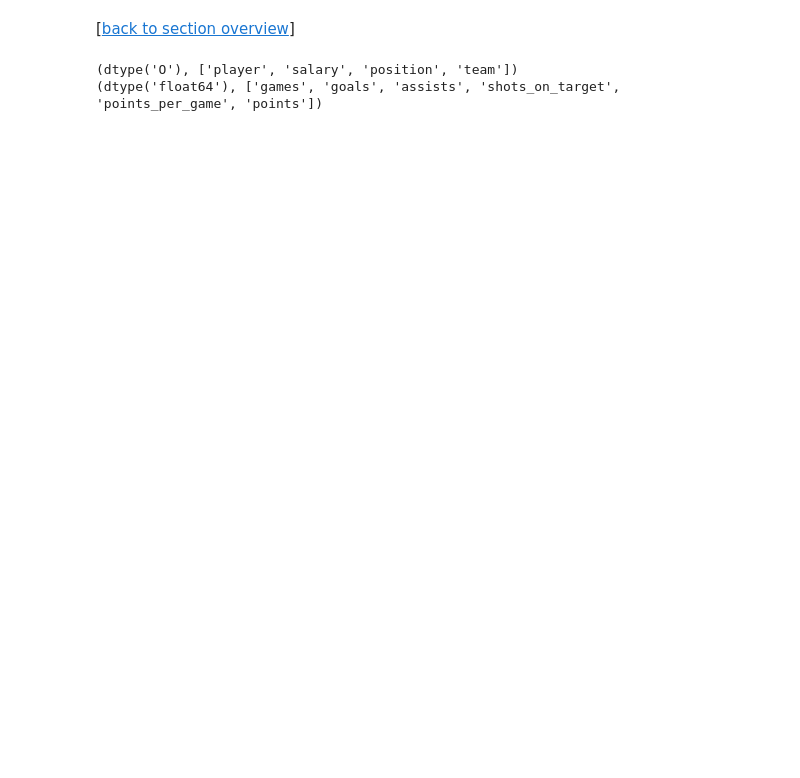
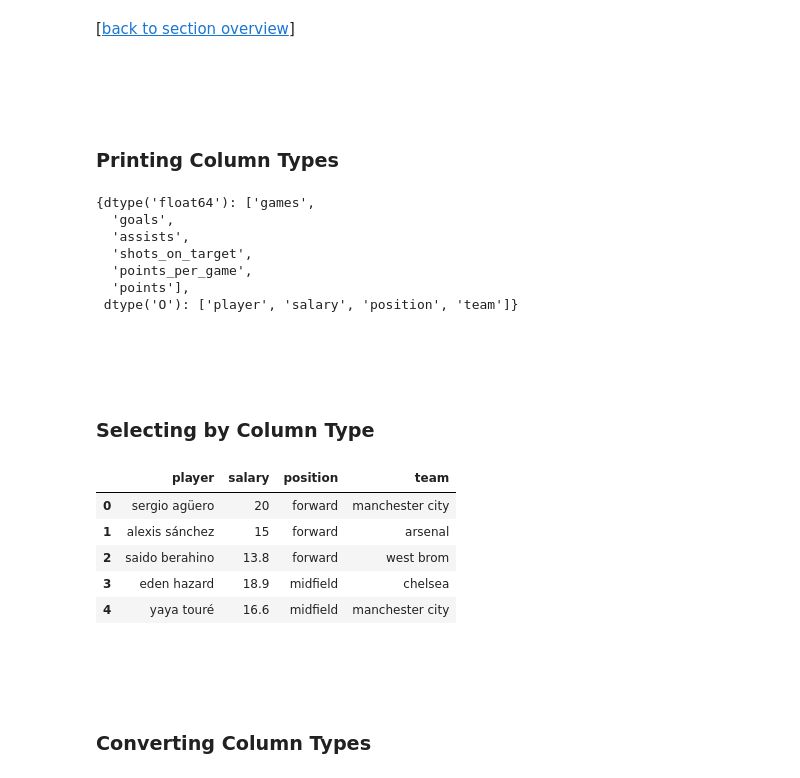
Before and after one commit to rasbt/python_reference, a Jupyter notebook: tutorials/things_in_pandas.ipynb, the cells around one changed output. Drawn from its saved outputs; the diff is of its cells as text; code cells hidden in the pictures; blank space fills up the shorter version.

Commit message:
column types

```diff
--- a/tutorials/things_in_pandas.ipynb
+++ b/tutorials/things_in_pandas.ipynb
@@ -418,9 +421,38 @@ df[ (df['team'] == 'arsenal') & (df['position'] == 'forward') ]
 # %% [markdown]
 [[back to section overview](#Sections)]
+# %% [markdown]
+<br>
+<br>
+# %% [markdown]
+### Printing Column Types
 # %%
 types = df.columns.to_series().groupby(df.dtypes).groups
-for t in types.items():
-    print(t)
+types
 # %% [output]
-(dtype('O'), ['player', 'salary', 'position', 'team'])
-(dtype('float64'), ['games', 'goals', 'assists', 'shots_on_target', 'points_per_game', 'points'])
+{dtype('float64'): ['games',
+  'goals',
+  'assists',
+  'shots_on_target',
+  'points_per_game',
+  'points'],
+ dtype('O'): ['player', 'salary', 'position', 'team']}
+# %% [markdown]
+<br>
+<br>
+# %% [markdown]
+### Selecting by Column Type
+# %%
+# select string columns
+df.loc[:, (df.dtypes == np.dtype('O')).values].head()
+# %% [output]
+|  | player | salary | position | team |
+| 0 | sergio agüero | 20 | forward | manchester city |
+| 1 | alexis sánchez | 15 | forward | arsenal |
+| 2 | saido berahino | 13.8 | forward | west brom |
+| 3 | eden hazard | 18.9 | midfield | chelsea |
+| 4 | yaya touré | 16.6 | midfield | manchester city |
+# %% [markdown]
+<br>
+<br>
+# %% [markdown]
+### Converting Column Types
```
Also changed, not shown: parts of 4 cells of this notebook.
